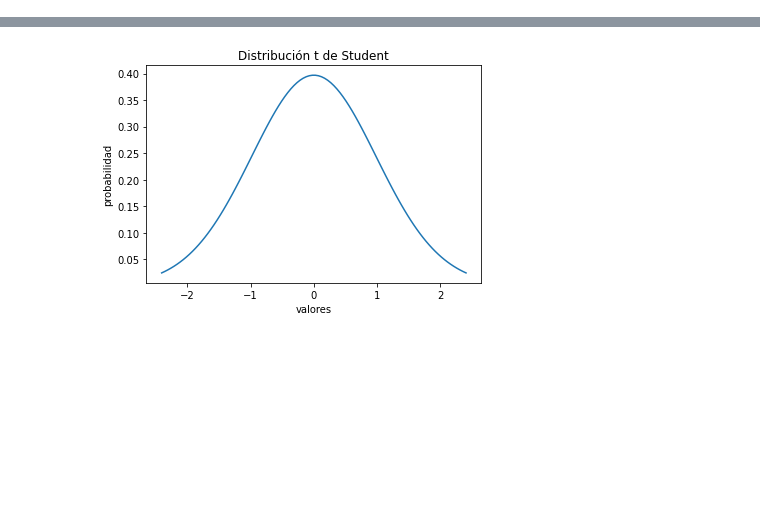
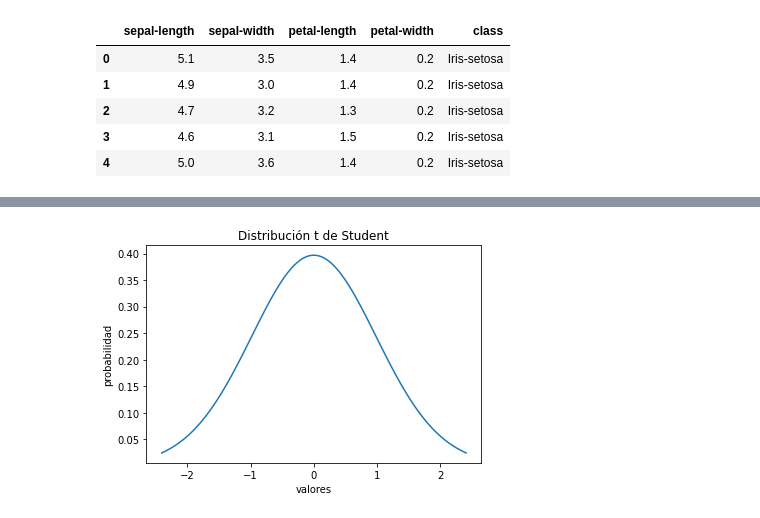
Before and after one commit to AnabelBerumen/DataScientist, a Jupyter notebook: estadística_inferencial/Tipos_de_pruebas_de_hipótesis.ipynb, the cells around one changed output, grey strips where cells are left out. Drawn from its saved outputs; the diff is of its cells as text; code cells hidden in the pictures; blank space fills up the shorter version.

```diff
--- a/estadística_inferencial/Tipos_de_pruebas_de_hipótesis.ipynb
+++ b/estadística_inferencial/Tipos_de_pruebas_de_hipótesis.ipynb
@@ -8 +10,13 @@ import scipy.stats as st
 import matplotlib.pyplot as plt
+# %%
+url = 'https://static.platzi.com/media/public/uploads/iris_378353e2-1f85-42cb-b260-80487203ba4a.data'
+names = ['sepal-length', 'sepal-width', 'petal-length', 'petal-width', 'class']
+iris = pd.read_csv(url, names=names)
+iris.head()
+# %% [output]
+|  | sepal-length | sepal-width | petal-length | petal-width | class |
+| 0 | 5.1 | 3.5 | 1.4 | 0.2 | Iris-setosa |
+| 1 | 4.9 | 3.0 | 1.4 | 0.2 | Iris-setosa |
+| 2 | 4.7 | 3.2 | 1.3 | 0.2 | Iris-setosa |
+| 3 | 4.6 | 3.1 | 1.5 | 0.2 | Iris-setosa |
+| 4 | 5.0 | 3.6 | 1.4 | 0.2 | Iris-setosa |
```
Also changed, not shown: parts of 11 cells of this notebook.
